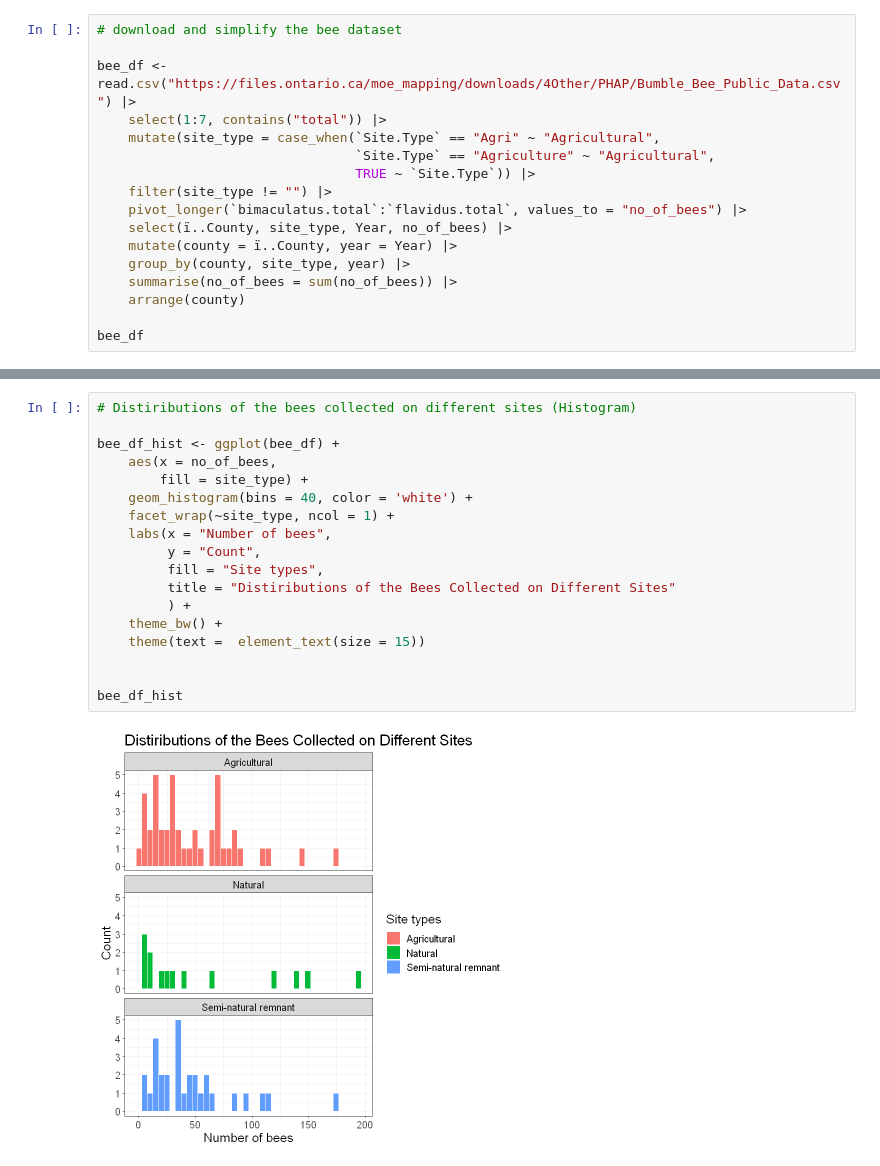
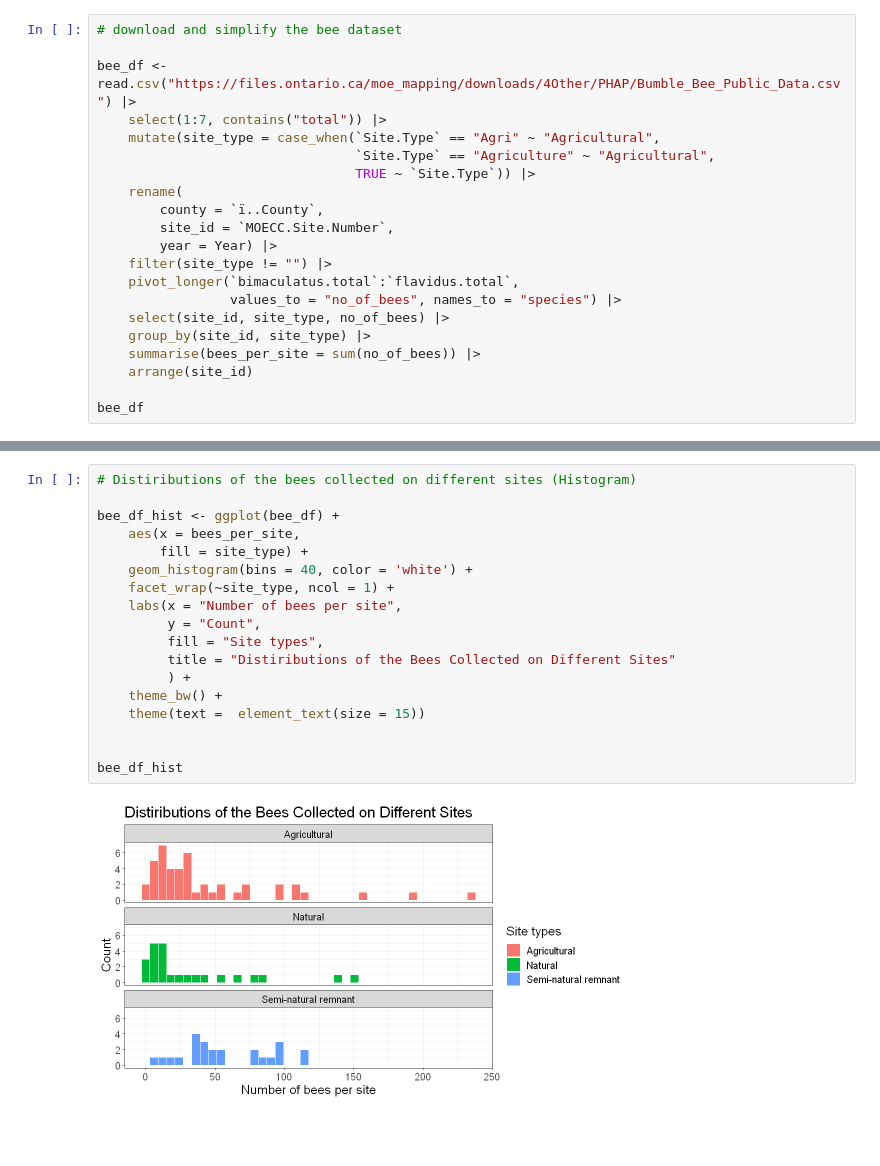
Before and after one commit to UBC-MDS/DSCI_522_Bee_Count_Comparison_Group_26, a Jupyter notebook: src/R_EDA_bee_for_Milestone1.ipynb, the cells around one changed output, grey strips where cells are left out. Saved outputs shown, nothing was run; the diff lists cells and outputs as text; blank space fills up the shorter version.

Commit message:
Group by site and combine violin graph into one

```diff
--- a/src/R_EDA_bee_for_Milestone1.ipynb
+++ b/src/R_EDA_bee_for_Milestone1.ipynb
@@ -21,13 +21,17 @@ bee_df <- read.csv("https://files.ontario.ca/moe_mapping/downloads/4Other/PHAP/B
     mutate(site_type = case_when(`Site.Type` == "Agri" ~ "Agricultural",
                                  `Site.Type` == "Agriculture" ~ "Agricultural",
                                  TRUE ~ `Site.Type`)) |>
+    rename(
+        county = `ï..County`,
+        site_id = `MOECC.Site.Number`,
+        year = Year) |>
     filter(site_type != "") |>
-    pivot_longer(`bimaculatus.total`:`flavidus.total`, values_to = "no_of_bees") |>
-    select(ï..County, site_type, Year, no_of_bees) |>
-    mutate(county = ï..County, year = Year) |>
-    group_by(county, site_type, year) |>
-    summarise(no_of_bees = sum(no_of_bees)) |>
-    arrange(county)
+    pivot_longer(`bimaculatus.total`:`flavidus.total`,
+                 values_to = "no_of_bees", names_to = "species") |>
+    select(site_id, site_type, no_of_bees) |>
+    group_by(site_id, site_type) |>
+    summarise(bees_per_site = sum(no_of_bees)) |>
+    arrange(site_id)
 
 bee_df
 # %% [output]
@@ -79,23 +82,23 @@ table(bee_df$site_type)
 # %%
 # Distiributions of the bees collected on different sites (Histogram)
 
 bee_df_hist <- ggplot(bee_df) +
-    aes(x = no_of_bees,
+    aes(x = bees_per_site,
         fill = site_type) +
     geom_histogram(bins = 40, color = 'white') +
     facet_wrap(~site_type, ncol = 1) +
-    labs(x = "Number of bees",
+    labs(x = "Number of bees per site",
          y = "Count",
          fill = "Site types",
          title = "Distiributions of the Bees Collected on Different Sites"
          ) +
     theme_bw() +
     theme(text =  element_text(size = 15))
 
 
 bee_df_hist
 # %% [output]
-[figure, old version]
+[figure, new version]
 # %%
 # Distiributions of the bees collected on different sites (Violin Plot with Mean)
 
```
Also changed, not shown: parts of 7 cells of this notebook.
